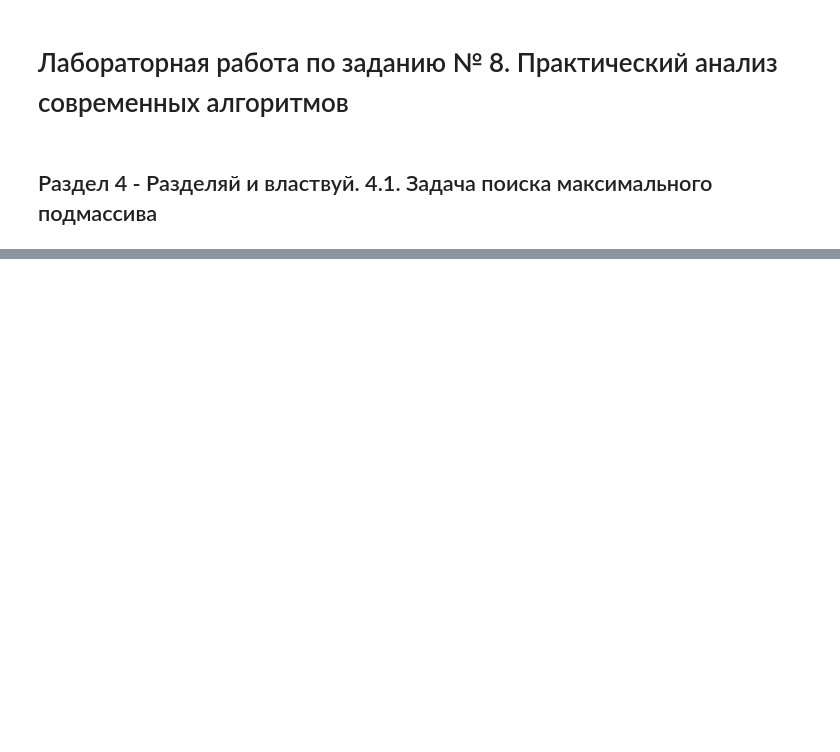
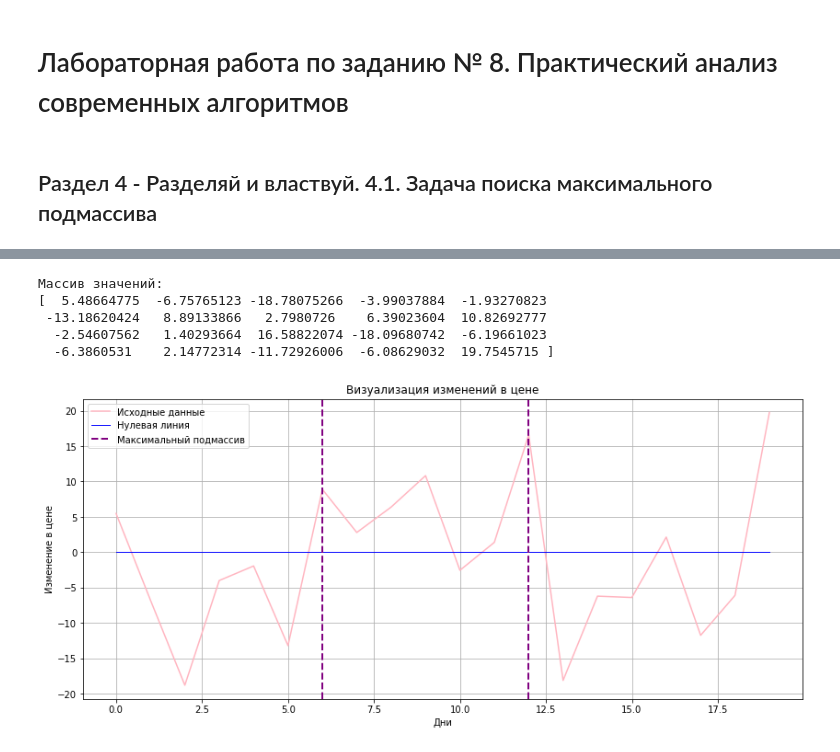
Before and after one commit to ChrisLisbon/ITMO_algorithms_classes, a Jupyter notebook: lab8.ipynb, the cells around one changed output, grey strips where cells are left out. Drawn from its saved outputs; the diff is of its cells as text; code cells hidden in the pictures; blank space fills up the shorter version.

```diff
--- a/lab8.ipynb
+++ b/lab8.ipynb
@@ -72,0 +66,16 @@ UnboundLocalError: local variable 'max_right' referenced before assignment
+# %%
+A=np.random.uniform(-20, 20, 20)
+print('Массив значений:')
+print(A)
+resut=find_maximum_subarray(A, 1, len(A))
+left=resut[0]-1
+right=resut[1]-1
+summ=resut[2]
+visualize_result(A, left, right)
+# %% [output]
+Массив значений:
+[  5.48664775  -6.75765123 -18.78075266  -3.99037884  -1.93270823
+ -13.18620424   8.89133866   2.7980726    6.39023604  10.82692777
+  -2.54607562   1.40293664  16.58822074 -18.09680742  -6.19661023
+  -6.3860531    2.14772314 -11.72926006  -6.08629032  19.7545715 ]
+[figure, added]
```
Also changed, not shown: parts of 8 cells of this notebook.
